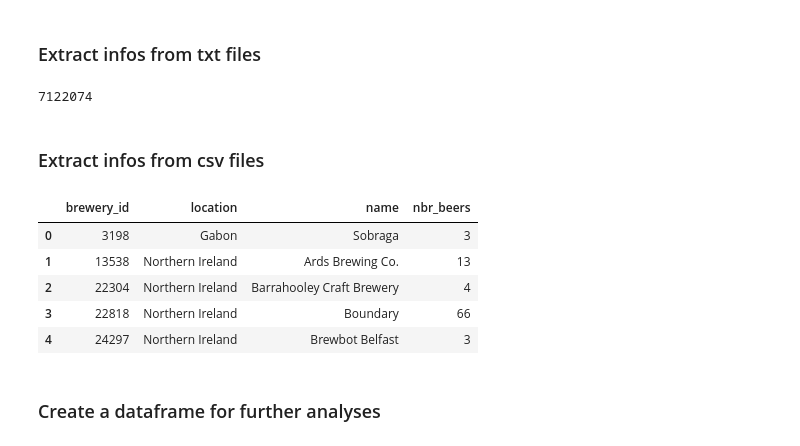
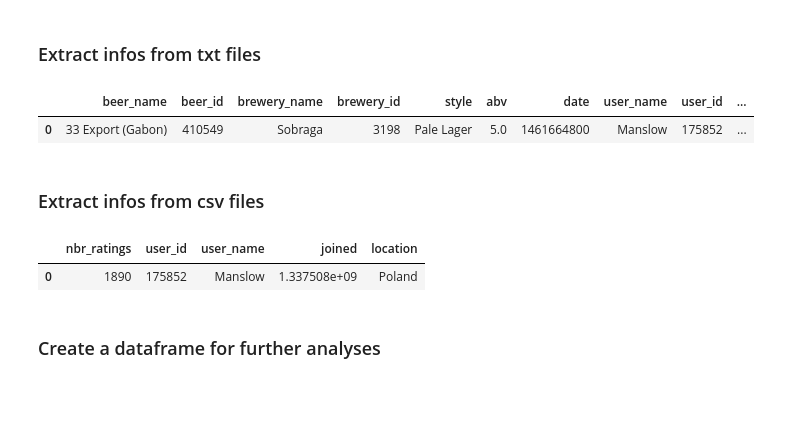
Before and after one commit to epfl-ada/ada-2022-project-sustainablepandas, a Jupyter notebook: project_beer_reviews.ipynb, the cells around one changed output. Drawn from its saved outputs; the diff is of its cells as text; code cells hidden in the pictures; blank space fills up the shorter version.

```diff
--- a/project_beer_reviews.ipynb
+++ b/project_beer_reviews.ipynb
@@ -105,7 +117,8 @@ df_reviews_RB = txt_to_dataframe("RateBeer","reviews.txt",keys_reviews)
 # %%
-df_reviews_RB.head()
+df_reviews_RB.head(1)
 # %% [output]
-7122074
+|  | beer_name | beer_id | brewery_name | brewery_id | style | abv | date | user_name | user_id | ... |
+| 0 | 33 Export (Gabon) | 410549 | Sobraga | 3198 | Pale Lager | 5.0 | 1461664800 | Manslow | 175852 | ... |
 # %% [markdown]
 ### Extract infos from csv files
 # %%
@@ -115,14 +128,10 @@ df_breweries_RB = pd.read_csv("./Data/RateBeer/breweries.csv")
 
 df_breweries_RB.rename(columns={"id": "brewery_id"}, inplace=True)
 # %%
-df_breweries_RB.head()
+df_users_RB.head(1)
 # %% [output]
-|  | brewery_id | location | name | nbr_beers |
-| 0 | 3198 | Gabon | Sobraga | 3 |
-| 1 | 13538 | Northern Ireland | Ards Brewing Co. | 13 |
-| 2 | 22304 | Northern Ireland | Barrahooley Craft Brewery | 4 |
-| 3 | 22818 | Northern Ireland | Boundary | 66 |
-| 4 | 24297 | Northern Ireland | Brewbot Belfast | 3 |
+|  | nbr_ratings | user_id | user_name | joined | location |
+| 0 | 1890 | 175852 | Manslow | 1.337508e+09 | Poland |
 # %% [markdown]
 ### Create a dataframe for further analyses
 # %% [markdown]
```
Also changed, not shown: parts of 8 cells of this notebook.
